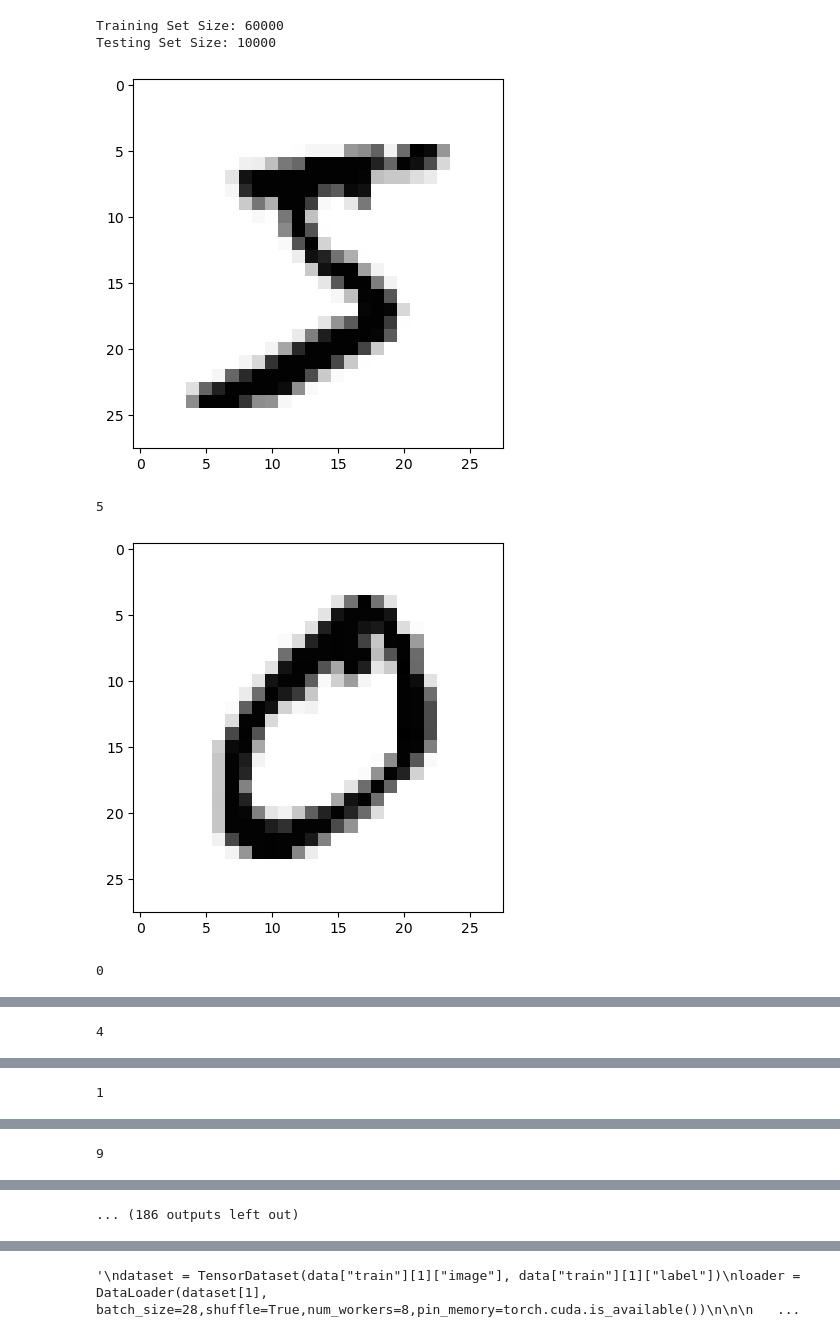
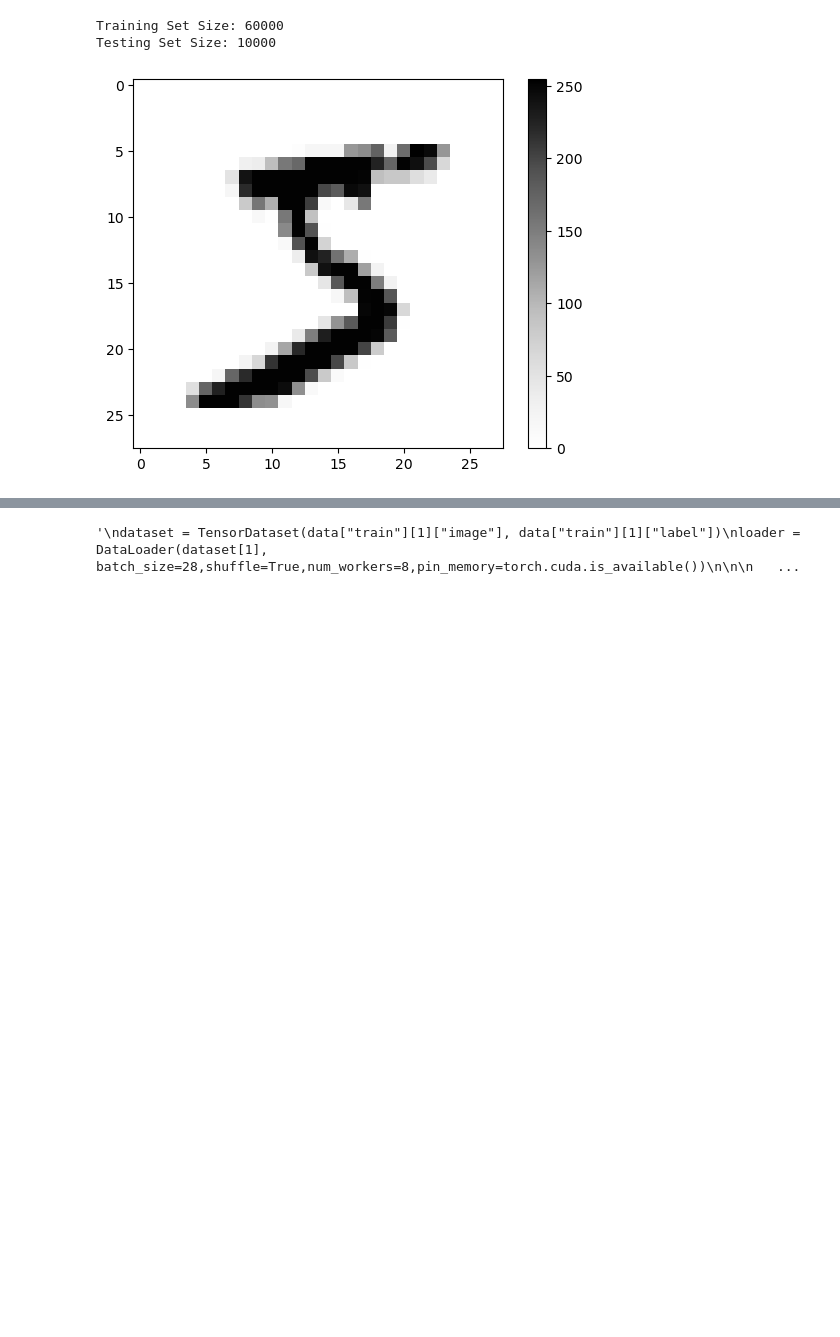
Before and after one commit to Imperator-M/ECS189G_Winter_2022_Source_Code_Template, a Jupyter notebook: Source_Code_Template/script/stage_3_script/mnist.ipynb, the cells around one changed output, grey strips where cells are left out. Saved outputs shown, nothing was run; the diff lists cells and outputs as text; code cells hidden in the pictures; blank space fills up the shorter version.

```diff
--- a/Source_Code_Template/script/stage_3_script/mnist.ipynb
+++ b/Source_Code_Template/script/stage_3_script/mnist.ipynb
@@ -6,25 +7,18 @@ from torchvision.datasets import ImageFolder
 # %%
 import pickle
 import matplotlib.pyplot as plt
 
 f = open("MNIST", "rb")
 data = pickle.load(f)
 f.close()
 print("Training Set Size:", len(data["train"]))
 print("Testing Set Size:", len(data["test"]))
-'''
-print(type(data["train"][0]["image"]))
-print(data["train"][0]["image"].dtype)
-print(type(data["train"]))
-'''
-for pair in data["train"]:
-    plt.imshow(pair["image"], cmap="Greys")
-    plt.show()
-    print(pair["label"])
+
+
+plt.imshow(data["train"][0]["image"], cmap="Greys")
+plt.colorbar()
+plt.show()
 # %% [output]
 Training Set Size: 60000
 Testing Set Size: 10000
-[figure, old version]
+[figure, new version]
-5
-[figure, removed]
-0
@@ -32 +24,0 @@ Testing Set Size: 10000
-4
@@ -34 +24,0 @@ Testing Set Size: 10000
-1
@@ -36 +24,0 @@ Testing Set Size: 10000
-9
@@ -38,2 +25 @@ Testing Set Size: 10000
-... (186 outputs left out)
 # %%
```
Also changed, not shown: parts of 14 cells of this notebook.
